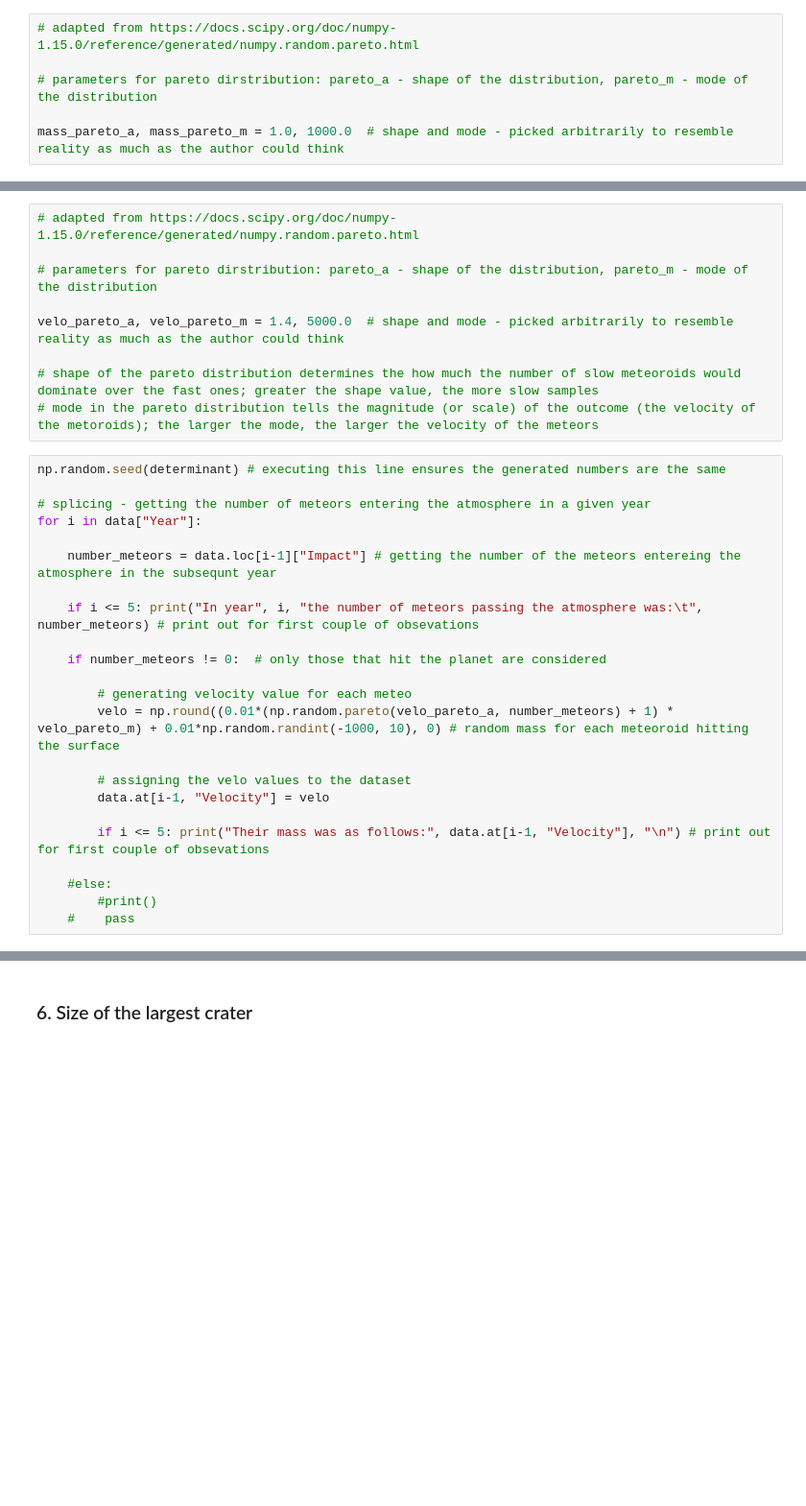
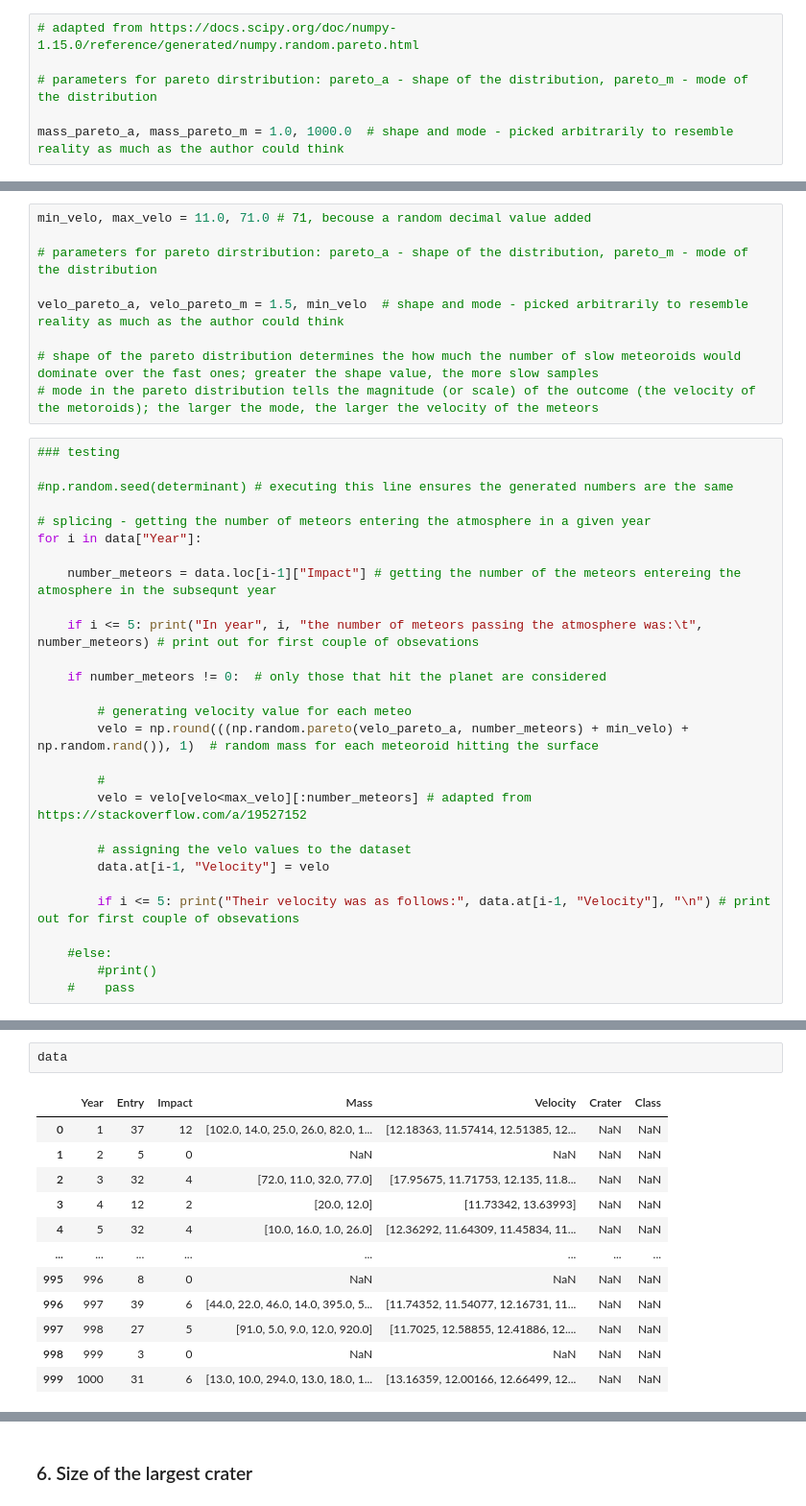
Before and after one commit to andkoc001/data_synthesis, a Jupyter notebook: data_synth_1.ipynb, the cells around one changed output, grey strips where cells are left out. Shown: that part at 96% size. Saved outputs shown, nothing was run; the diff lists cells and outputs as text; blank space fills up the shorter version.

Commit message:
Meteoroid velocity section updated

```diff
--- a/data_synth_1.ipynb
+++ b/data_synth_1.ipynb
@@ -396,14 +396,16 @@ Assigning pareto distibution parameters
 # %%
-# adapted from https://docs.scipy.org/doc/numpy-1.15.0/reference/generated/numpy.random.pareto.html
+min_velo, max_velo = 11.0, 71.0 # 71, becouse a random decimal value added
 
 # parameters for pareto dirstribution: pareto_a - shape of the distribution, pareto_m - mode of the distribution
 
-velo_pareto_a, velo_pareto_m = 1.4, 5000.0  # shape and mode - picked arbitrarily to resemble reality as much as the author could think
+velo_pareto_a, velo_pareto_m = 1.5, min_velo  # shape and mode - picked arbitrarily to resemble reality as much as the author could think
 
 # shape of the pareto distribution determines the how much the number of slow meteoroids would dominate over the fast ones; greater the shape value, the more slow samples
 # mode in the pareto distribution tells the magnitude (or scale) of the outcome (the velocity of the metoroids); the larger the mode, the larger the velocity of the meteors
 # %%
-np.random.seed(determinant) # executing this line ensures the generated numbers are the same
+### testing
+
+#np.random.seed(determinant) # executing this line ensures the generated numbers are the same
 
 # splicing - getting the number of meteors entering the atmosphere in a given year
 for i in data["Year"]:
@@ -415,12 +417,15 @@ for i in data["Year"]:
     if number_meteors != 0:  # only those that hit the planet are considered
 
         # generating velocity value for each meteo
-        velo = np.round((0.01*(np.random.pareto(velo_pareto_a, number_meteors) + 1) * velo_pareto_m) + 0.01*np.random.randint(-1000, 10), 0) # random mass for each meteoroid hitting the surface
+        velo = np.round(((np.random.pareto(velo_pareto_a, number_meteors) + min_velo) + np.random.rand()), 1)  # random mass for each meteoroid hitting the surface
+
+        #
+        velo = velo[velo<max_velo][:number_meteors] # adapted from https://stackoverflow.com/a/19527152
 
         # assigning the velo values to the dataset
         data.at[i-1, "Velocity"] = velo
 
-        if i <= 5: print("Their mass was as follows:", data.at[i-1, "Velocity"], "\n") # print out for first couple of obsevations
+        if i <= 5: print("Their velocity was as follows:", data.at[i-1, "Velocity"], "\n") # print out for first couple of obsevations
 
     #else:
         #print()
@@ -442,0 +468,15 @@ Their mass was as follows: [111.  51.]
+# %%
+data
+# %% [output]
+|  | Year | Entry | Impact | Mass | Velocity | Crater | Class |
+| 0 | 1 | 37 | 12 | [102.0, 14.0, 25.0, 26.0, 82.0, 1... | [12.18363, 11.57414, 12.51385, 12... | NaN | NaN |
+| 1 | 2 | 5 | 0 | NaN | NaN | NaN | NaN |
+| 2 | 3 | 32 | 4 | [72.0, 11.0, 32.0, 77.0] | [17.95675, 11.71753, 12.135, 11.8... | NaN | NaN |
+| 3 | 4 | 12 | 2 | [20.0, 12.0] | [11.73342, 13.63993] | NaN | NaN |
+| 4 | 5 | 32 | 4 | [10.0, 16.0, 1.0, 26.0] | [12.36292, 11.64309, 11.45834, 11... | NaN | NaN |
+| ... | ... | ... | ... | ... | ... | ... | ... |
+| 995 | 996 | 8 | 0 | NaN | NaN | NaN | NaN |
+| 996 | 997 | 39 | 6 | [44.0, 22.0, 46.0, 14.0, 395.0, 5... | [11.74352, 11.54077, 12.16731, 11... | NaN | NaN |
+| 997 | 998 | 27 | 5 | [91.0, 5.0, 9.0, 12.0, 920.0] | [11.7025, 12.58855, 12.41886, 12.... | NaN | NaN |
+| 998 | 999 | 3 | 0 | NaN | NaN | NaN | NaN |
+| 999 | 1000 | 31 | 6 | [13.0, 10.0, 294.0, 13.0, 18.0, 1... | [13.16359, 12.00166, 12.66499, 12... | NaN | NaN |
```
Also changed, not shown: parts of 8 cells of this notebook.
